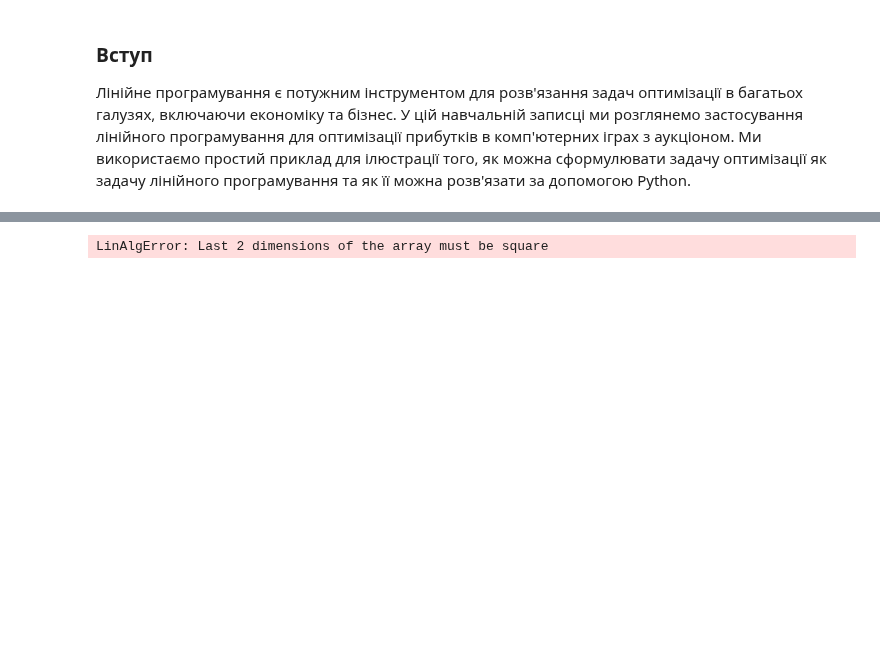
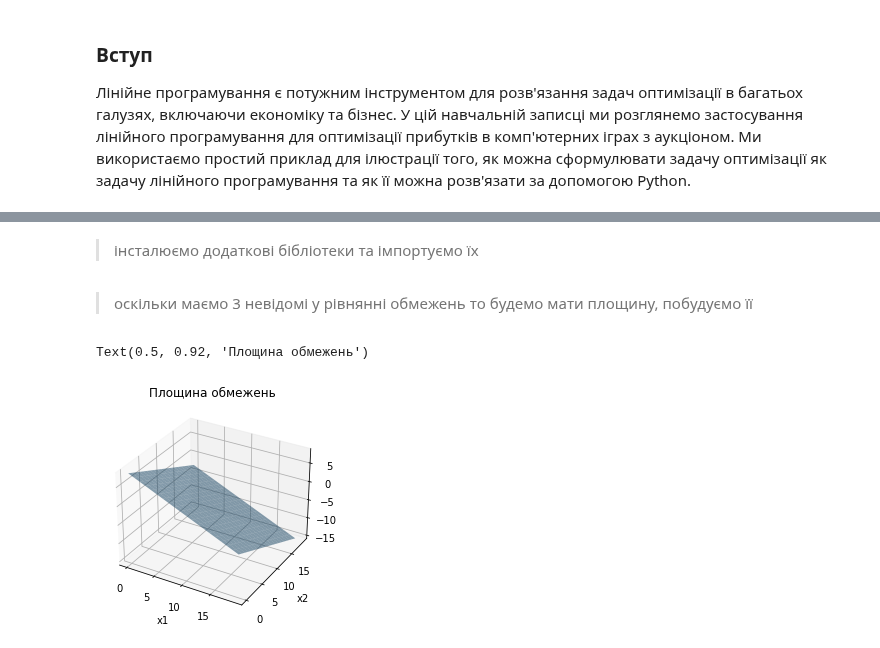
Before and after one commit to BobasB/it_college, a Jupyter notebook: notes/13/1_linear_programming.ipynb, the cells around one changed output, grey strips where cells are left out. Drawn from its saved outputs; the diff is of its cells as text; code cells hidden in the pictures; blank space fills up the shorter version.

Commit message:
update linear programming

```diff
--- a/notes/13/1_linear_programming.ipynb
+++ b/notes/13/1_linear_programming.ipynb
@@ -33,25 +37,2 @@
-# %%
-import numpy as np
-#from scipy.optimize import linprog
-
-# Objective function coefficients
-c = np.array([-10, -7, -5])
-
-# Constraint matrix
-A = np.array([
-    [1, 0, 0],
-    [0, 1, 0],
-    [0, 0, 1],
-    [10, 7, 5]
-])
-
-# Upper bound constraint vector
-b = np.array([8, 7, 6, 1000])
-
-# Solve the linear programming problem
-res = np.linalg.solve(A, -c)
-
-# Print the results
-print(res)
-# %% [output]
-LinAlgError: Last 2 dimensions of the array must be square
+# %% [markdown]
+> інсталюємо додаткові бібліотеки та імпортуємо їх
@@ -57,0 +45,21 @@ LinAlgError: Last 2 dimensions of the array must be square
+# %% [markdown]
+> оскільки маємо 3 невідомі у рівнянні обмежень то будемо мати площину, побудуємо її
+# %%
+B = 100 # золотих
+
+x1 = np.arange(0, 20)
+x2 = np.arange(0, 20)
+x1, x2 = np.meshgrid(x1, x2)
+x3 = (B - 8*x1 - 7*x2)/12
+
+fig = plt.figure()
+ax = fig.add_subplot(111, projection='3d')
+
+ax.plot_surface(x1, x2, x3, alpha=0.5)
+ax.set_xlabel('x1')
+ax.set_ylabel('x2')
+ax.set_zlabel('x3')
+plt.title("Площина обмежень")
+# %% [output]
+Text(0.5, 0.92, 'Площина обмежень')
+[figure, added]
```
Also changed, not shown: parts of 8 cells of this notebook.
